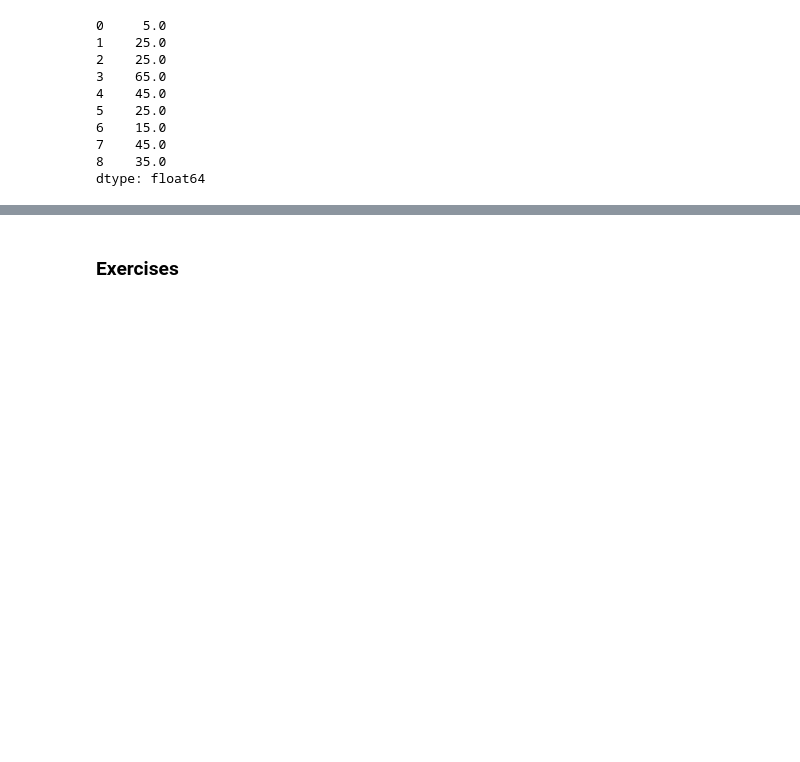
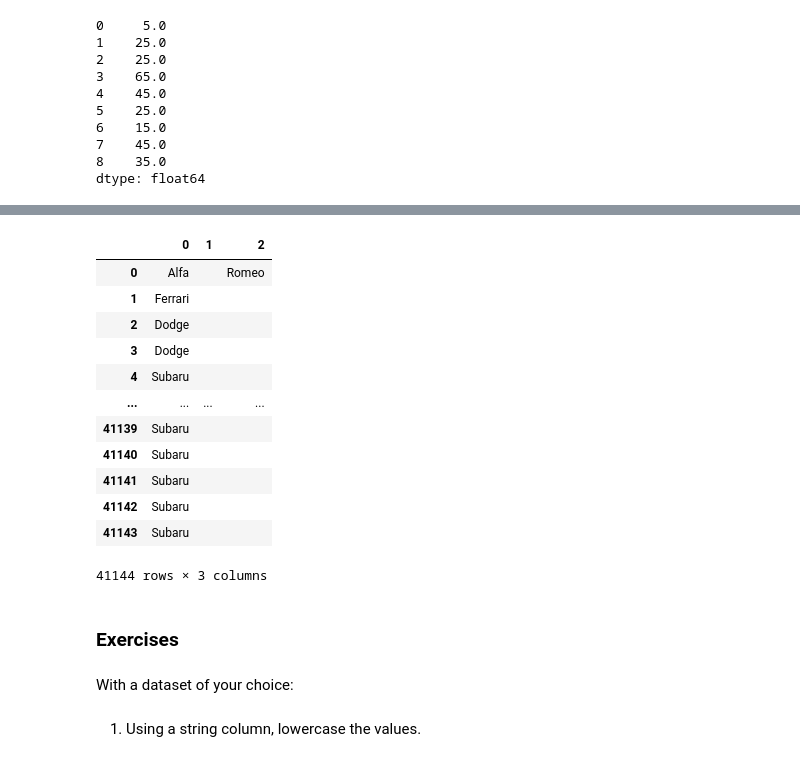
Before and after one commit to Alessine/bad_pandas, a Jupyter notebook: notebooks/220206_nb1_effective_pandas_notes.ipynb, the cells around one changed output, grey strips where cells are left out. Saved outputs shown, nothing was run; the diff lists cells and outputs as text; code cells hidden in the pictures; blank space fills up the shorter version.

```diff
--- a/notebooks/220206_nb1_effective_pandas_notes.ipynb
+++ b/notebooks/220206_nb1_effective_pandas_notes.ipynb
@@ -1618,2 +1692,22 @@ dtype: float64
+# %%
+make.str.partition(" ")
+# %% [output]
+|  | 0 | 1 | 2 |
+| 0 | Alfa |  | Romeo |
+| 1 | Ferrari |  |  |
+| 2 | Dodge |  |  |
+| 3 | Dodge |  |  |
+| 4 | Subaru |  |  |
+| ... | ... | ... | ... |
+| 41139 | Subaru |  |  |
+| 41140 | Subaru |  |  |
+| 41141 | Subaru |  |  |
+| 41142 | Subaru |  |  |
+| 41143 | Subaru |  |  |
+41144 rows × 3 columns
 # %% [markdown]
 ### Exercises
+# %% [markdown]
+With a dataset of your choice:
+# %% [markdown]
+1. Using a string column, lowercase the values.
```
Also changed, not shown: parts of 34 cells of this notebook.
